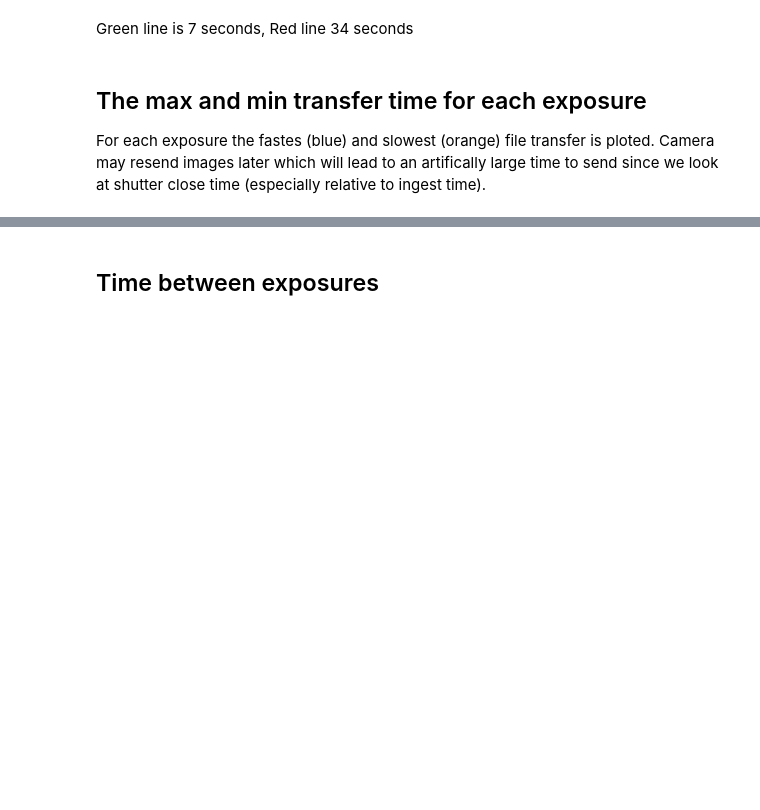
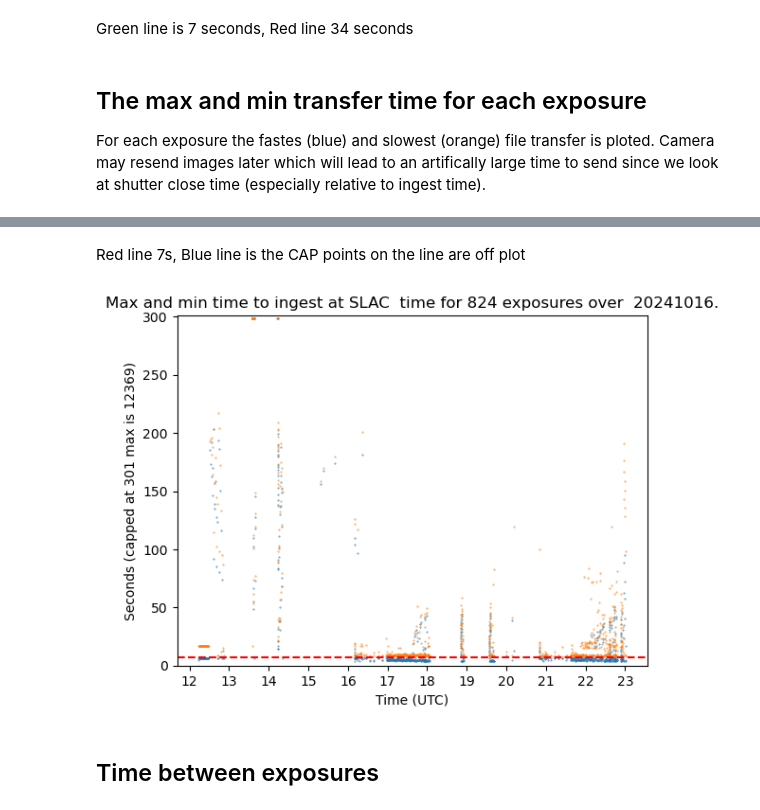
Before and after one commit to lsst-dm/image-transfers-info, a Jupyter notebook: ImageLatency-Summit-USDF.ipynb, the cells around one changed output, grey strips where cells are left out. Cells and saved outputs as stored; diff of their text form; code cells hidden in the pictures; blank space fills up the shorter version.

Commit message:
cap and cap line

```diff
--- a/ImageLatency-Summit-USDF.ipynb
+++ b/ImageLatency-Summit-USDF.ipynb
@@ -91,6 +91,15 @@ def get_s3_time(count, ingestt):
         print(f"ingest time : {ingest_times[count]}, {r['raw.ingest_date']}.  deltai:{deltai}")
 
     return s3arrt
+
+
+def cap(v,c):
+    if v >c:
+        return c
+    else:
+        return v
+
+vcap = np.vectorize(cap)
 # %% [output]
 botocore.credentials INFO: Found credentials in shared credentials file: /home/o/omullan/.lsst/aws-credentials.ini
 # %% [markdown]
@@ -207,33 +223,52 @@ plt.show()
 times = [t.to_value('datetime') for t in exptimes.values()]  # per exposure
 # %%
 import matplotlib.dates as mdates
-myFmt = mdates.DateFormatter('%H:%M')
+myFmt = mdates.DateFormatter('%H')
 fig, ax = plt.subplots()
 ax.xaxis.set_major_formatter(myFmt)
 
-plt.scatter(times, arrmins, marker="*", s=0.6)
-plt.scatter(times, arrmaxs, marker="*", s=0.6)
+cap=300
+plt.ylim([0,cap+2])
 
+arm = vcap(arrmins,cap)
+arx = vcap(arrmaxs,cap)
+
+plt.scatter(times, arm, marker="*", s=0.6)
+plt.scatter(times, arx, marker="*", s=0.6)
 plt.xlabel(f"Time (UTC)")
-plt.ylabel("Seconds")
+plt.ylabel(f"Seconds (capped at {cap} max is {amax:.0f}")
 
 plt.title(f"Max and min transfer time for {len(expt)} exposures over  {day}.")
 plt.axhline(y = 7, color = 'r', linestyle = '--')
+plt.axhline(y = cap-1, color = 'b', linestyle = ':')
+
 plt.show()
+# %% [markdown]
+Red line 7s, Blue line is the CAP points on the line are off plot
 # %%
-myFmt = mdates.DateFormatter('%H:%M')
+myFmt = mdates.DateFormatter('%H')
 fig, ax = plt.subplots()
 ax.xaxis.set_major_formatter(myFmt)
 
-plt.scatter(times, expmins, marker=".", s=0.5)
-plt.scatter(times, expmaxs, marker=".", s=0.5)
+plt.ylim([0,cap+2])
+
+exm = vcap(expmins,cap)
+exx = vcap(expmaxs,cap)
+
+plt.scatter(times, exm, marker=".", s=0.5)
+plt.scatter(times, exx, marker=".", s=0.5)
 
 plt.xlabel(f"Time (UTC)")
-plt.ylabel("Seconds")
+plt.ylabel(f"Seconds (capped at {cap} max is {max:.0f})")
+
 
 plt.title(f"Max and min time to ingest at SLAC  time for {len(expt)} exposures over  {day}.")
 plt.axhline(y = 7, color = 'r', linestyle = '--')
+plt.axhline(y = cap-1, color = 'b', linestyle = ':')
+
 plt.show()
+# %% [output]
+[figure, added]
 # %% [markdown]
 ## Time between exposures
 # %%
```
Also changed, not shown: parts of 10 cells of this notebook.
